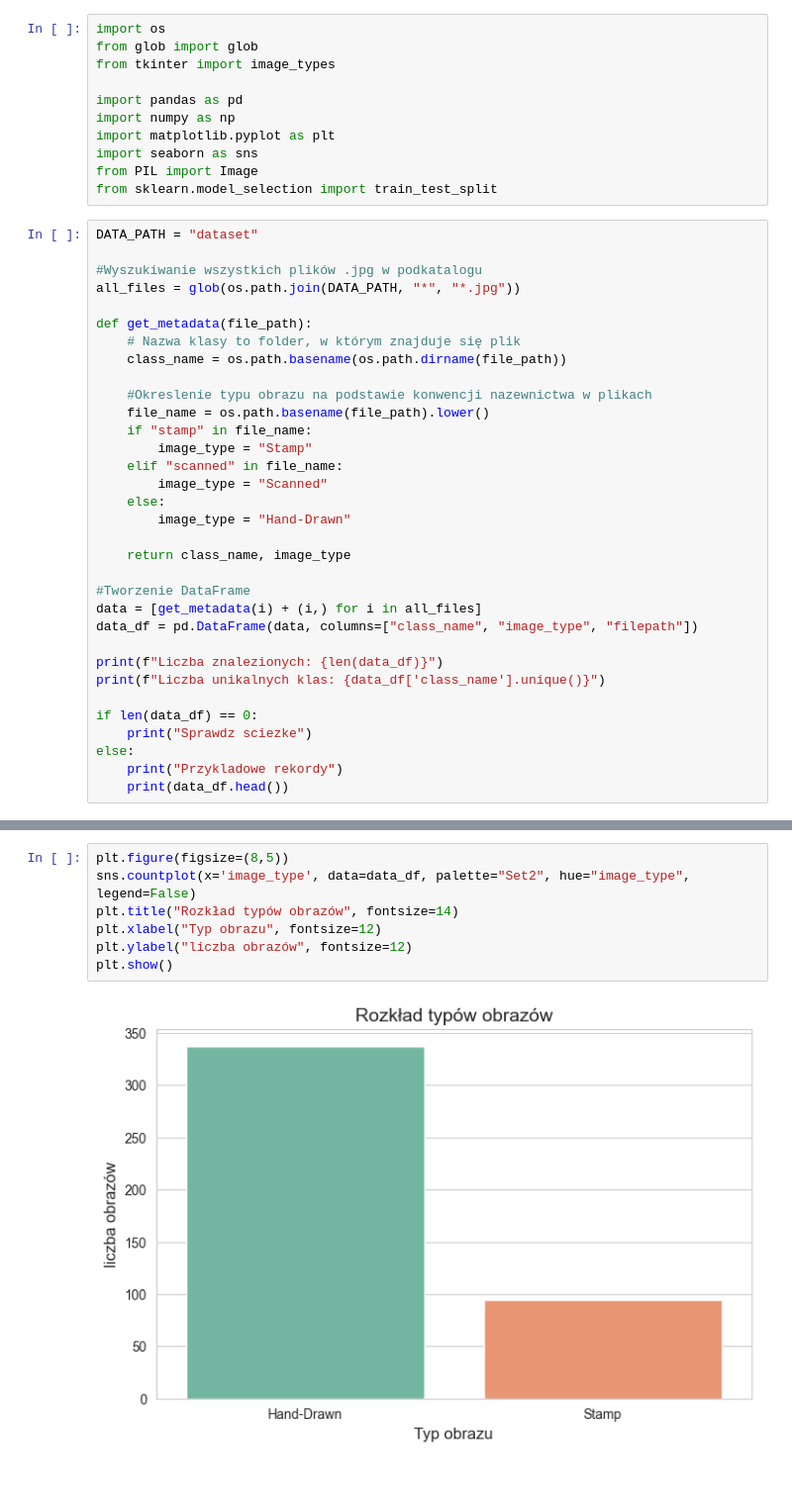
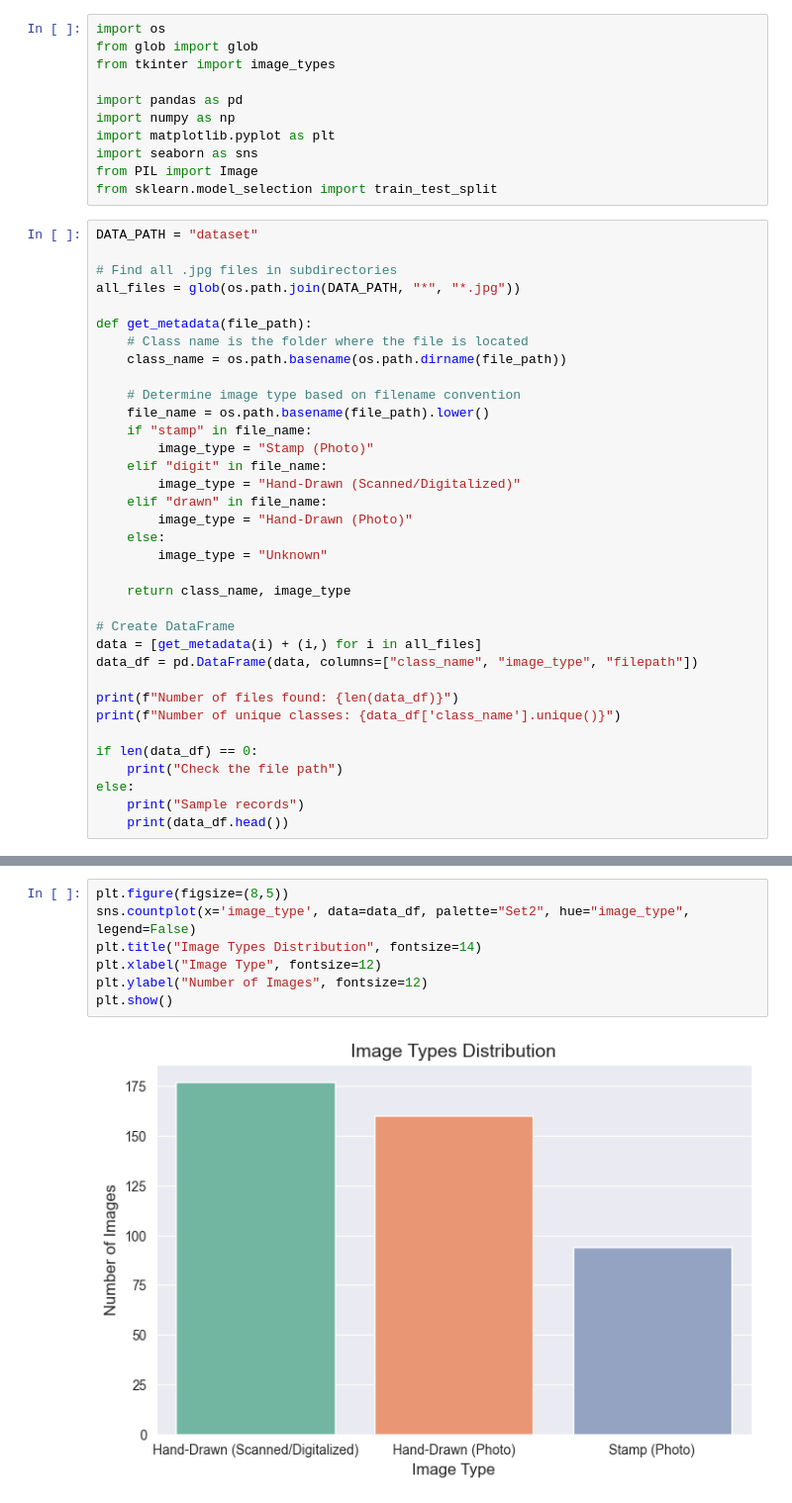
Before and after one commit to xVarmondx/computer-vision-research, a Jupyter notebook: notebook.ipynb, the cells around one changed output, grey strips where cells are left out. Shown at 99% size. Saved outputs shown, nothing was run; the diff lists cells and outputs as text.

Commit message:
fix: translate to english and sample visualization

```diff
--- a/notebook.ipynb
+++ b/notebook.ipynb
@@ -12,34 +12,36 @@ from sklearn.model_selection import train_test_split
 # %%
 DATA_PATH = "dataset"
 
-#Wyszukiwanie wszystkich plików .jpg w podkatalogu
+# Find all .jpg files in subdirectories
 all_files = glob(os.path.join(DATA_PATH, "*", "*.jpg"))
 
 def get_metadata(file_path):
-    # Nazwa klasy to folder, w którym znajduje się plik
+    # Class name is the folder where the file is located
     class_name = os.path.basename(os.path.dirname(file_path))
 
-    #Okreslenie typu obrazu na podstawie konwencji nazewnictwa w plikach
+    # Determine image type based on filename convention
     file_name = os.path.basename(file_path).lower()
     if "stamp" in file_name:
-        image_type = "Stamp"
-    elif "scanned" in file_name:
-        image_type = "Scanned"
+        image_type = "Stamp (Photo)"
+    elif "digit" in file_name:
+        image_type = "Hand-Drawn (Scanned/Digitalized)"
+    elif "drawn" in file_name:
+        image_type = "Hand-Drawn (Photo)"
     else:
-        image_type = "Hand-Drawn"
+        image_type = "Unknown"
 
     return class_name, image_type
 
-#Tworzenie DataFrame
+# Create DataFrame
 data = [get_metadata(i) + (i,) for i in all_files]
 data_df = pd.DataFrame(data, columns=["class_name", "image_type", "filepath"])
 
-print(f"Liczba znalezionych: {len(data_df)}")
-print(f"Liczba unikalnych klas: {data_df['class_name'].unique()}")
+print(f"Number of files found: {len(data_df)}")
+print(f"Number of unique classes: {data_df['class_name'].unique()}")
 
 if len(data_df) == 0:
-    print("Sprawdz sciezke")
+    print("Check the file path")
 else:
-    print("Przykladowe rekordy")
+    print("Sample records")
     print(data_df.head())
 # %% [output]
@@ -85,9 +86,9 @@ Wniosek - Dataset jest dobrze zbalansowany pod względem ilości próbek na klas
 # %%
 plt.figure(figsize=(8,5))
 sns.countplot(x='image_type', data=data_df, palette="Set2", hue="image_type", legend=False)
-plt.title("Rozkład typów obrazów", fontsize=14)
-plt.xlabel("Typ obrazu", fontsize=12)
-plt.ylabel("liczba obrazów", fontsize=12)
+plt.title("Image Types Distribution", fontsize=14)
+plt.xlabel("Image Type", fontsize=12)
+plt.ylabel("Number of Images", fontsize=12)
 plt.show()
 # %% [output]
-[figure, old version]
+[figure, new version]
```
Also changed, not shown: parts of 5 cells of this notebook.
